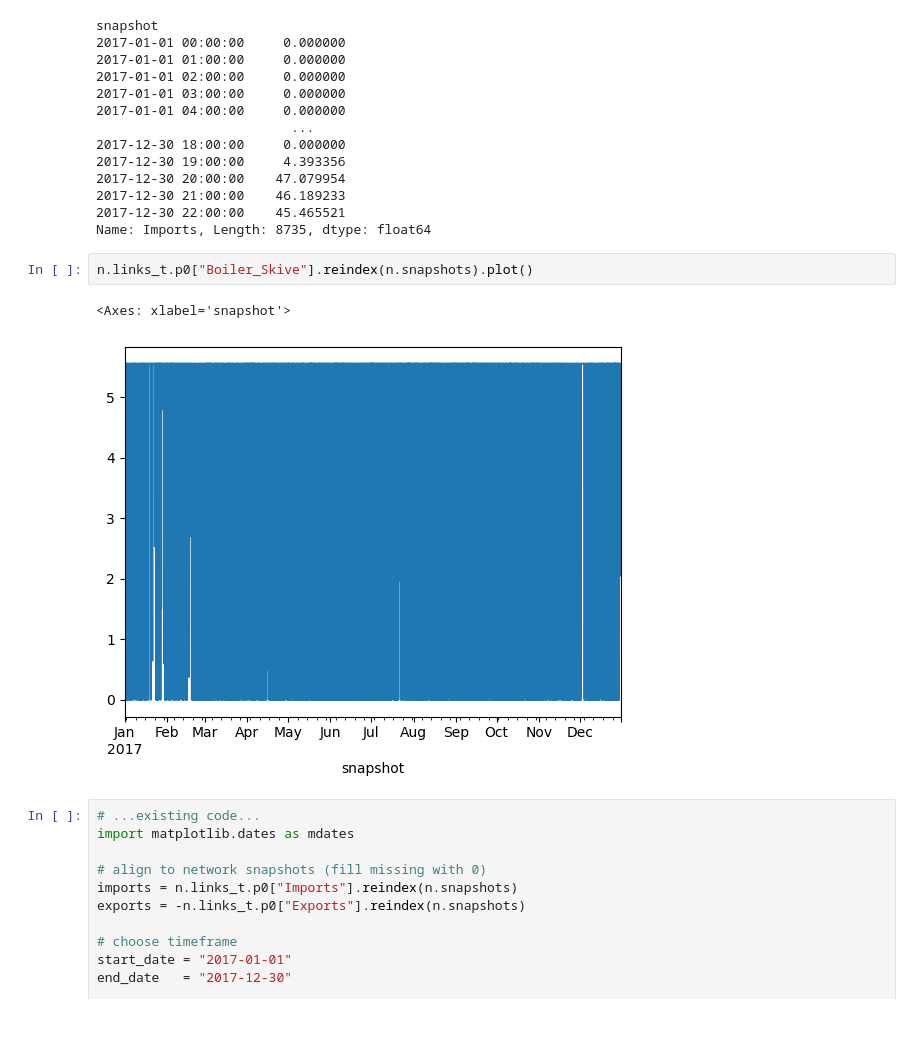
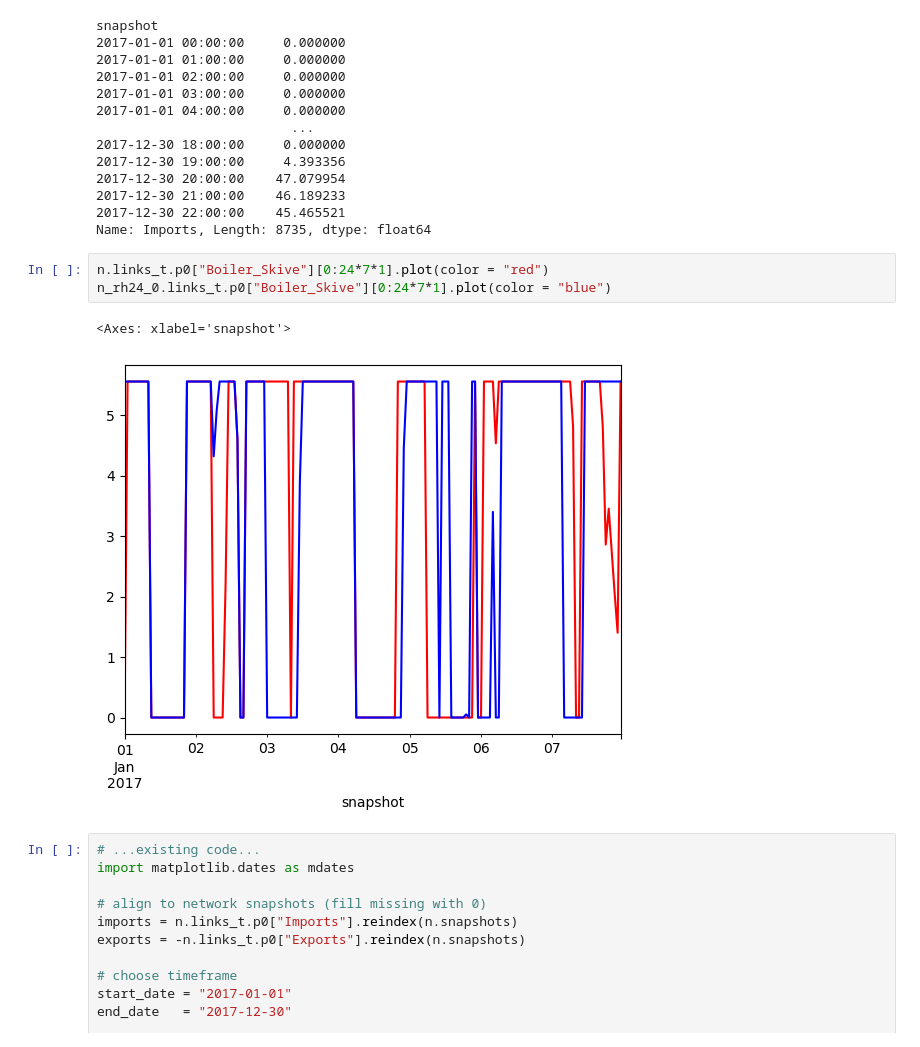
Before and after one commit to pulio12/Msc_Thesis_Greenlab_Skive, a Jupyter notebook: Test_file2.ipynb, the cells around one changed output. Cells and saved outputs as stored; diff of their text form.

```diff
--- a/Test_file2.ipynb
+++ b/Test_file2.ipynb
@@ -1201,10 +1259,11 @@ snapshot
 2017-12-30 22:00:00    45.465521
 Name: Imports, Length: 8735, dtype: float64
 # %%
-n.links_t.p0["Boiler_Skive"].reindex(n.snapshots).plot()
+n.links_t.p0["Boiler_Skive"][0:24*7*1].plot(color = "red")
+n_rh24_0.links_t.p0["Boiler_Skive"][0:24*7*1].plot(color = "blue")
 # %% [output]
 <Axes: xlabel='snapshot'>
-[figure, old version]
+[figure, new version]
 # %%
 # ...existing code...
 import matplotlib.dates as mdates
```
Also changed, not shown: parts of 12 cells of this notebook.
